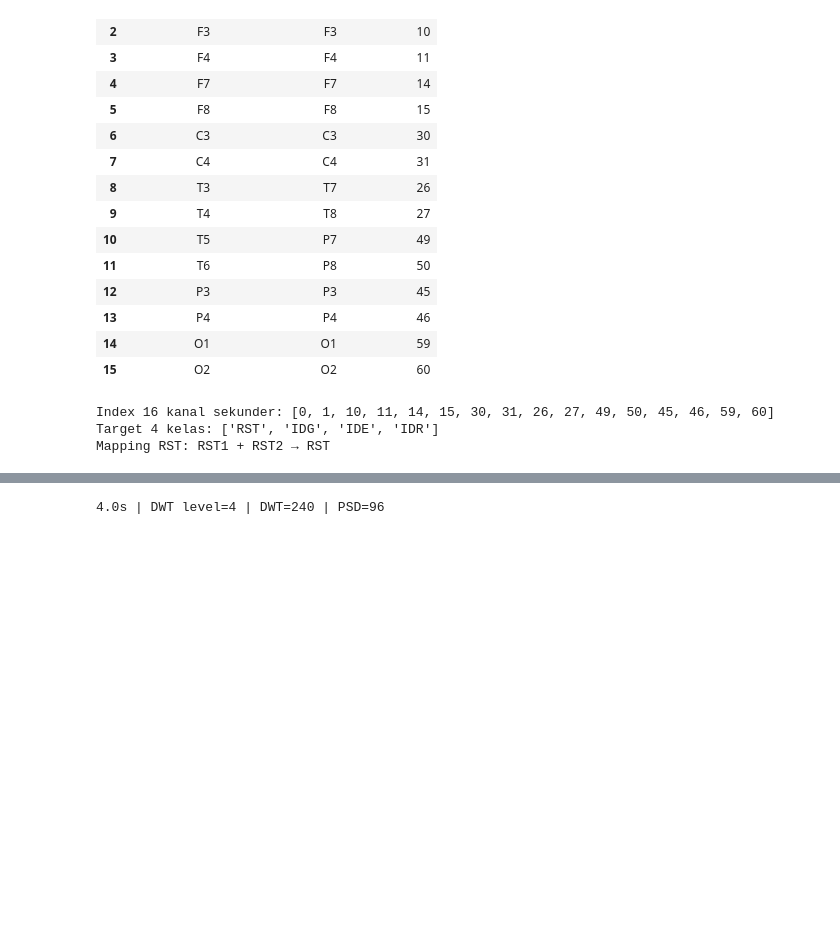
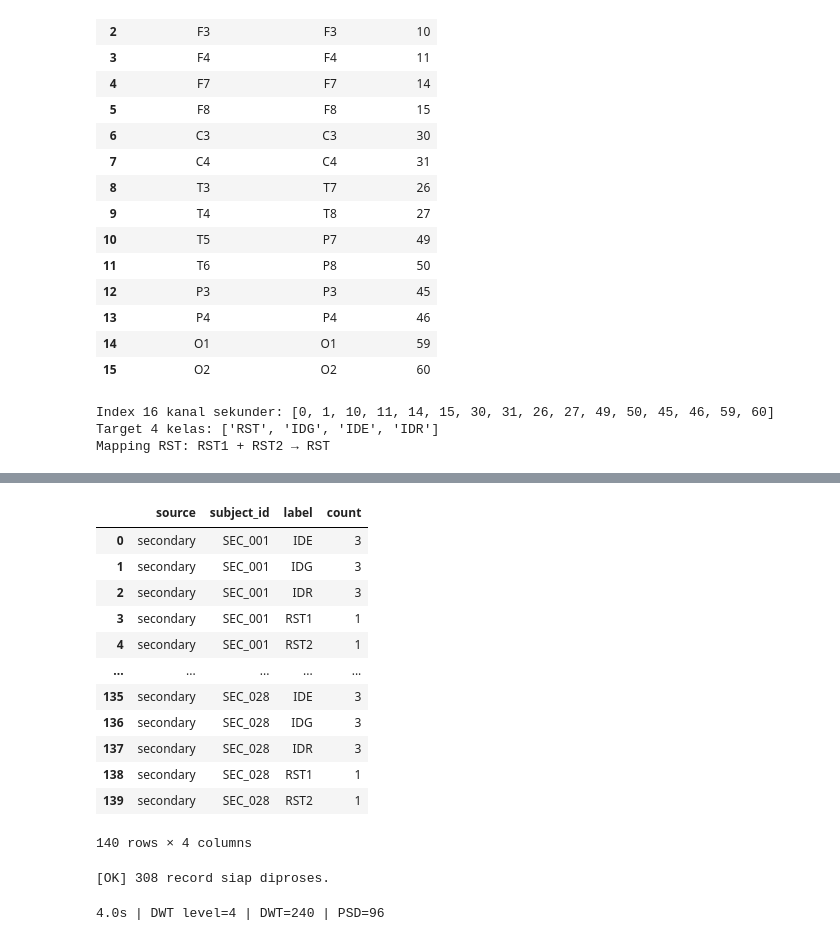
Before and after one commit to Ersaoktaviannn/eeg-creative-state-classifier, a Jupyter notebook: EEG_Secondary-v4.ipynb, the cells around one changed output, grey strips where cells are left out. Saved outputs shown, nothing was run; the diff lists cells and outputs as text; code cells hidden in the pictures; blank space fills up the shorter version.

```diff
--- a/EEG_Secondary-v4.ipynb
+++ b/EEG_Secondary-v4.ipynb
@@ -204,3 +162,73 @@ VBox(children=(HTML(value='<b>Pilih file MAT (Ctrl+Klik):</b>'), SelectMultiple(
+# %%
+# --- REFRESH FILE DISCOVERY ---
+import scipy.io as sio
+import h5py
+
+def get_all_available_files():
+    sec_files = sorted(SECONDARY_DIR.glob('*.mat'))
+    unique_files = {f.name: f for f in sec_files}
+    return sorted(list(unique_files.values()))
+
+def discover_selected_refs(file_paths):
+    discovered_refs = []
+    for fp in file_paths:
+        fp = Path(fp)
+        try:
+            mat = sio.loadmat(fp)
+            keys = [k for k in mat.keys() if not k.startswith('_')]
+        except Exception:
+            try:
+                with h5py.File(fp, 'r') as f:
+                    keys = list(f.keys())
+            except Exception as e:
+                print(f"Error reading {fp}: {e}")
+                continue
+
+        try:
+            subj = infer_subject_id(fp.name, 'SEC')
+        except:
+            subj = 'UNKNOWN'
+
+        for k in keys:
+            label = normalize_label(k)
+            if label:
+                discovered_refs.append({
+                    'source': 'secondary',
+                    'subject_id': subj,
+                    'label': label,
+                    'file_path': str(fp),
+                    'mat_key': k,
+                    'record_id': f"{subj}_{k}",
+                    'sfreq': FS_SECONDARY
+                })
+    return discovered_refs
+
+avail_files = get_all_available_files()
+
+# Auto-process all available files directly instead of waiting for UI click
+refs = discover_selected_refs(avail_files)
+if not refs:
+    print("Warning: Record tidak ditemukan.")
+else:
+    refs_df = pd.DataFrame(refs)
+    record_count_df = refs_df.groupby(['source', 'subject_id', 'label']).size().reset_index(name='count')
+    display(record_count_df)
+    print(f"[OK] {len(refs)} record siap diproses.")
+# %% [output]
+|  | source | subject_id | label | count |
+| 0 | secondary | SEC_001 | IDE | 3 |
+| 1 | secondary | SEC_001 | IDG | 3 |
+| 2 | secondary | SEC_001 | IDR | 3 |
+| 3 | secondary | SEC_001 | RST1 | 1 |
+| 4 | secondary | SEC_001 | RST2 | 1 |
+| ... | ... | ... | ... | ... |
+| 135 | secondary | SEC_028 | IDE | 3 |
+| 136 | secondary | SEC_028 | IDG | 3 |
+| 137 | secondary | SEC_028 | IDR | 3 |
+| 138 | secondary | SEC_028 | RST1 | 1 |
+| 139 | secondary | SEC_028 | RST2 | 1 |
+140 rows × 4 columns
+[OK] 308 record siap diproses.
 # %%
 # ============================================================
 # PREPROCESSING UTILS & CACHE
```
Also changed, not shown: parts of 12 cells of this notebook.
